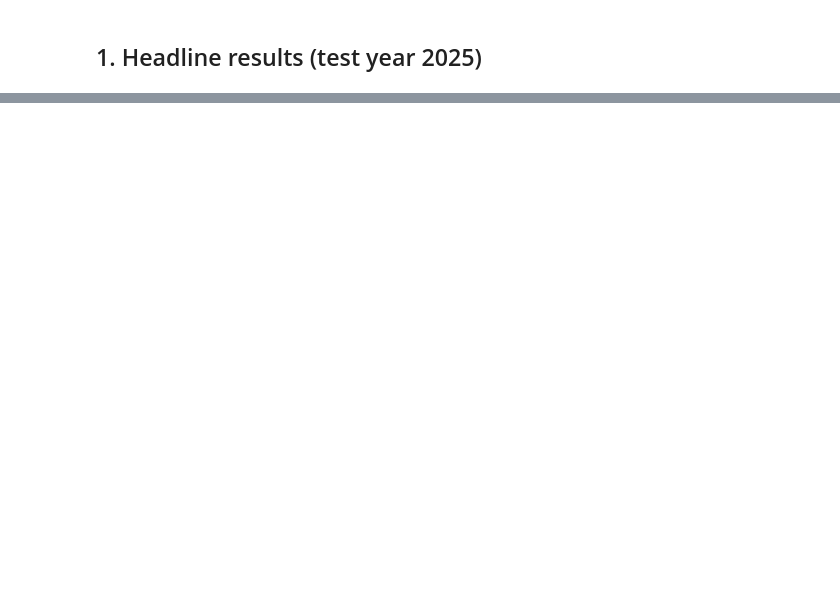
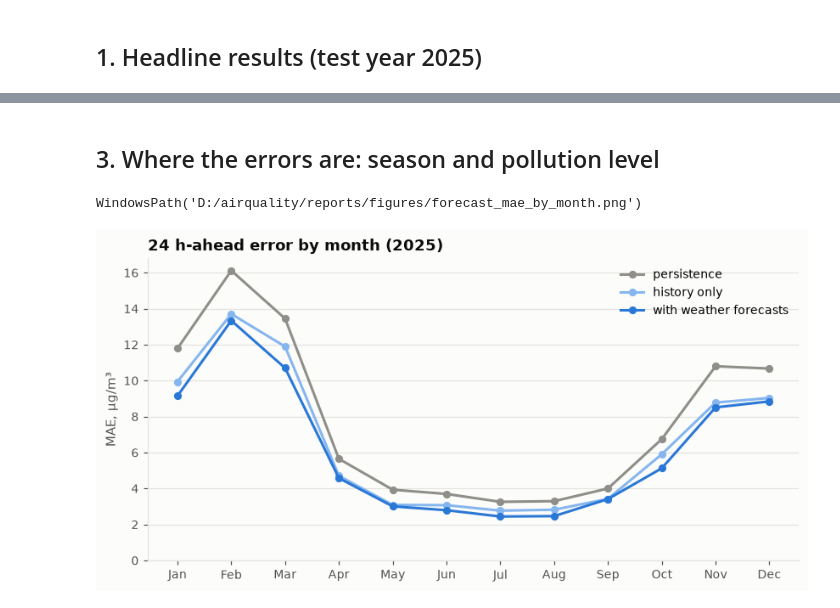
Before and after one commit to zacharycichawa/air-quality-forecasting, a Jupyter notebook: notebooks/02_forecasting.ipynb, the cells around one changed output, grey strips where cells are left out. Cells and saved outputs as stored; diff of their text form; code cells hidden in the pictures; blank space fills up the shorter version.

```diff
--- a/notebooks/02_forecasting.ipynb
+++ b/notebooks/02_forecasting.ipynb
@@ -237,0 +143,24 @@ global model learn regional differences.
+# %% [markdown]
+## 3. Where the errors are: season and pollution level
+# %%
+history = pd.read_parquet(MODELS / "test_predictions_h24_noweather.parquet")
+weather = pd.read_parquet(MODELS / "test_predictions_h24_realistic.parquet")
+pred = history.merge(weather[["station_code", "issue_ts", "lightgbm_forecast_weather"]],
+                     on=["station_code", "issue_ts"])
+err = lambda col: (pred[col] - pred.target).abs()  # noqa: E731
+by_month = pd.DataFrame({"persistence": err("persistence"), "history only": err("lightgbm"),
+                         "with weather forecasts": err("lightgbm_forecast_weather"),
+                         "month": pred.month}).groupby("month").mean()
+
+fig, ax = plt.subplots()
+for col, color in (("persistence", GREY), ("history only", HISTORY),
+                   ("with weather forecasts", WEATHER)):
+    ax.plot(by_month.index, by_month[col], color=color, marker="o", ms=5, label=col)
+ax.set_xticks(range(1, 13), ["Jan", "Feb", "Mar", "Apr", "May", "Jun",
+                             "Jul", "Aug", "Sep", "Oct", "Nov", "Dec"])
+ax.set(ylabel="MAE, µg/m³", ylim=(0, None), title="24 h-ahead error by month (2025)")
+ax.legend()
+save(fig, "forecast_mae_by_month")
+# %% [output]
+WindowsPath('D:/airquality/reports/figures/forecast_mae_by_month.png')
+[figure, added]
```
Also changed, not shown: parts of 35 cells of this notebook, 40 other files.
